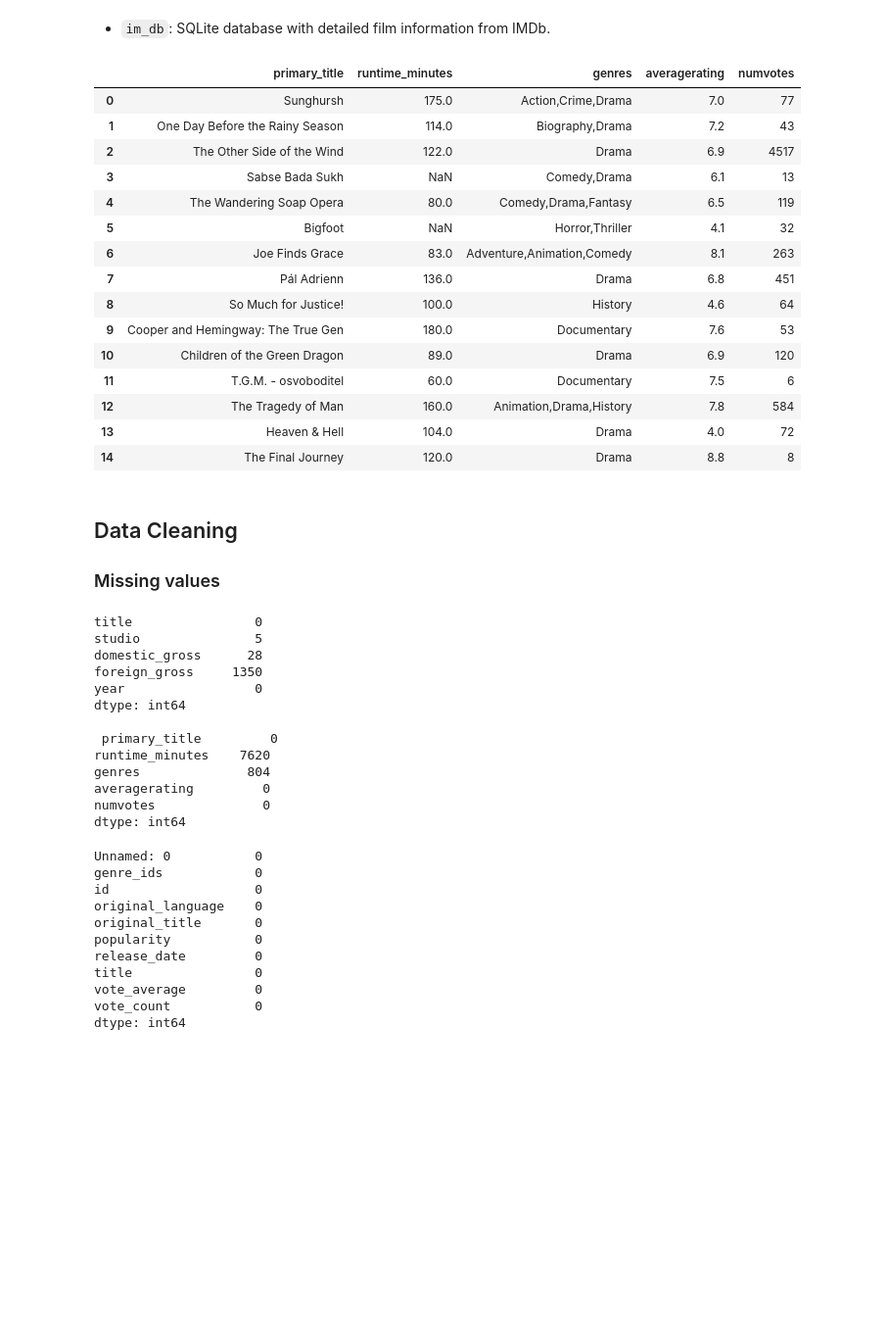
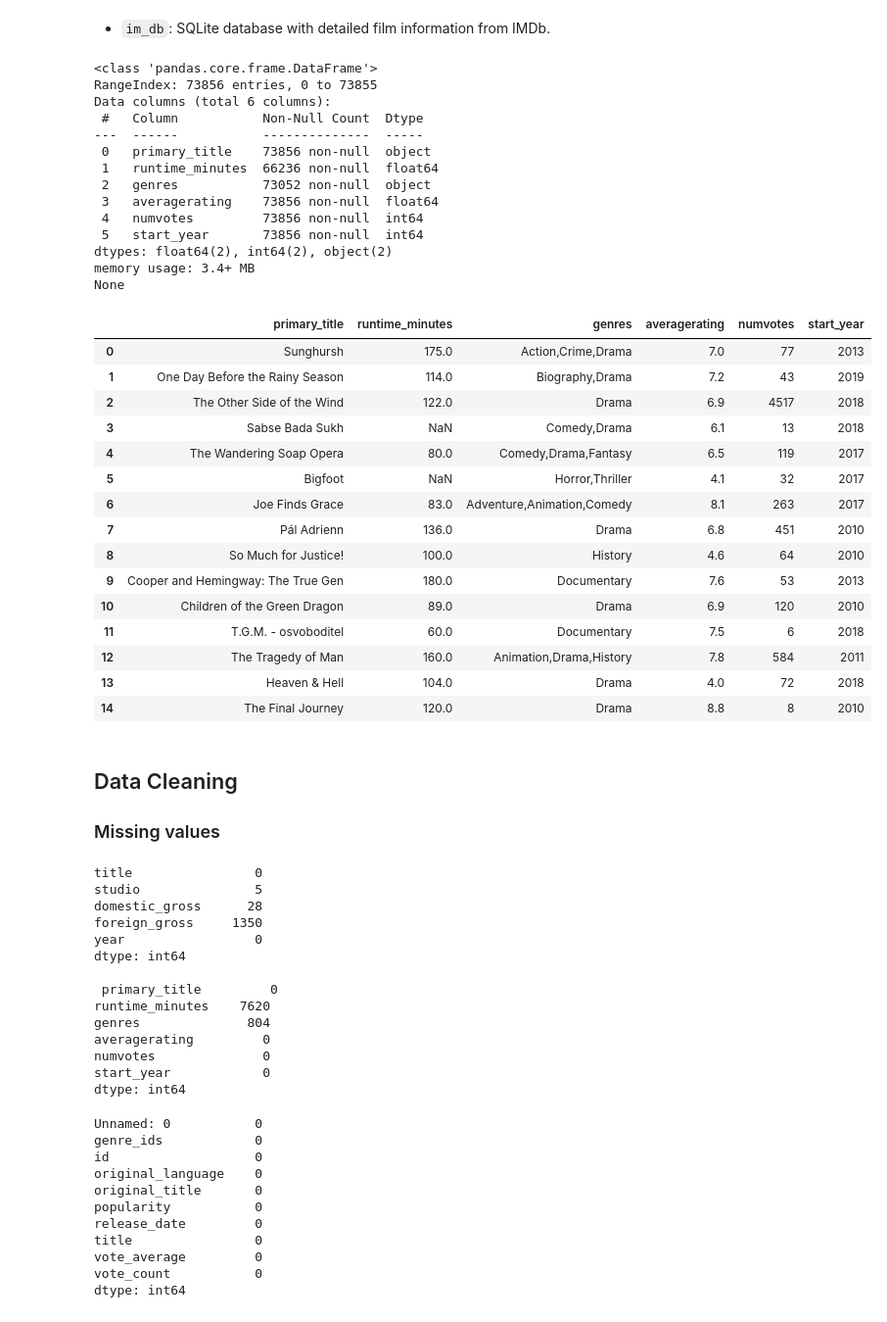
Before and after one commit to noelRockson/dsc-phase-2-project-v3-1, a Jupyter notebook: student.ipynb, the cells around one changed output. Shown at 98% size. Saved outputs shown, nothing was run; the diff lists cells and outputs as text; code cells hidden in the pictures; blank space fills up the shorter version.

```diff
--- a/student.ipynb
+++ b/student.ipynb
@@ -127,32 +175,48 @@ Index(['movie_id', 'averagerating', 'numvotes'], dtype='object')
 # %%
 imdb_df = pd.read_sql_query("""SELECT mb.primary_title,
                                 mb.runtime_minutes,
                                 mb.genres,
                                 mr.averagerating,
-                                mr.numvotes
+                                mr.numvotes,
+                                mb.start_year
 
                     FROM movie_basics as mb
                     JOIN movie_ratings as mr
                         ON mb.movie_id = mr.movie_id
     """, conn)
+print(imdb_df.info())
 imdb_df.head(15)
 # %% [output]
+<class 'pandas.core.frame.DataFrame'>
+RangeIndex: 73856 entries, 0 to 73855
+Data columns (total 6 columns):
+ #   Column           Non-Null Count  Dtype
+---  ------           --------------  -----
+ 0   primary_title    73856 non-null  object
+ 1   runtime_minutes  66236 non-null  float64
+ 2   genres           73052 non-null  object
+ 3   averagerating    73856 non-null  float64
+ 4   numvotes         73856 non-null  int64
+ 5   start_year       73856 non-null  int64
+dtypes: float64(2), int64(2), object(2)
+memory usage: 3.4+ MB
+None
-|  | primary_title | runtime_minutes | genres | averagerating | numvotes |
-| 0 | Sunghursh | 175.0 | Action,Crime,Drama | 7.0 | 77 |
-| 1 | One Day Before the Rainy Season | 114.0 | Biography,Drama | 7.2 | 43 |
-| 2 | The Other Side of the Wind | 122.0 | Drama | 6.9 | 4517 |
-| 3 | Sabse Bada Sukh | NaN | Comedy,Drama | 6.1 | 13 |
-| 4 | The Wandering Soap Opera | 80.0 | Comedy,Drama,Fantasy | 6.5 | 119 |
-| 5 | Bigfoot | NaN | Horror,Thriller | 4.1 | 32 |
-| 6 | Joe Finds Grace | 83.0 | Adventure,Animation,Comedy | 8.1 | 263 |
-| 7 | Pál Adrienn | 136.0 | Drama | 6.8 | 451 |
-| 8 | So Much for Justice! | 100.0 | History | 4.6 | 64 |
-| 9 | Cooper and Hemingway: The True Gen | 180.0 | Documentary | 7.6 | 53 |
-| 10 | Children of the Green Dragon | 89.0 | Drama | 6.9 | 120 |
-| 11 | T.G.M. - osvoboditel | 60.0 | Documentary | 7.5 | 6 |
-| 12 | The Tragedy of Man | 160.0 | Animation,Drama,History | 7.8 | 584 |
-| 13 | Heaven & Hell | 104.0 | Drama | 4.0 | 72 |
-| 14 | The Final Journey | 120.0 | Drama | 8.8 | 8 |
+|  | primary_title | runtime_minutes | genres | averagerating | numvotes | start_year |
+| 0 | Sunghursh | 175.0 | Action,Crime,Drama | 7.0 | 77 | 2013 |
+| 1 | One Day Before the Rainy Season | 114.0 | Biography,Drama | 7.2 | 43 | 2019 |
+| 2 | The Other Side of the Wind | 122.0 | Drama | 6.9 | 4517 | 2018 |
+| 3 | Sabse Bada Sukh | NaN | Comedy,Drama | 6.1 | 13 | 2018 |
+| 4 | The Wandering Soap Opera | 80.0 | Comedy,Drama,Fantasy | 6.5 | 119 | 2017 |
+| 5 | Bigfoot | NaN | Horror,Thriller | 4.1 | 32 | 2017 |
+| 6 | Joe Finds Grace | 83.0 | Adventure,Animation,Comedy | 8.1 | 263 | 2017 |
+| 7 | Pál Adrienn | 136.0 | Drama | 6.8 | 451 | 2010 |
+| 8 | So Much for Justice! | 100.0 | History | 4.6 | 64 | 2010 |
+| 9 | Cooper and Hemingway: The True Gen | 180.0 | Documentary | 7.6 | 53 | 2013 |
+| 10 | Children of the Green Dragon | 89.0 | Drama | 6.9 | 120 | 2010 |
+| 11 | T.G.M. - osvoboditel | 60.0 | Documentary | 7.5 | 6 | 2018 |
+| 12 | The Tragedy of Man | 160.0 | Animation,Drama,History | 7.8 | 584 | 2011 |
+| 13 | Heaven & Hell | 104.0 | Drama | 4.0 | 72 | 2018 |
+| 14 | The Final Journey | 120.0 | Drama | 8.8 | 8 | 2010 |
 # %% [markdown]
 ## Data Cleaning
 
@@ -173,6 +237,7 @@ runtime_minutes    7620
 genres              804
 averagerating         0
 numvotes              0
+start_year            0
 dtype: int64
 # %%
 print(tmdb_df.isnull().sum(),"\n\n",budget_df.isnull().sum())
```
Also changed, not shown: parts of 23 cells of this notebook.
